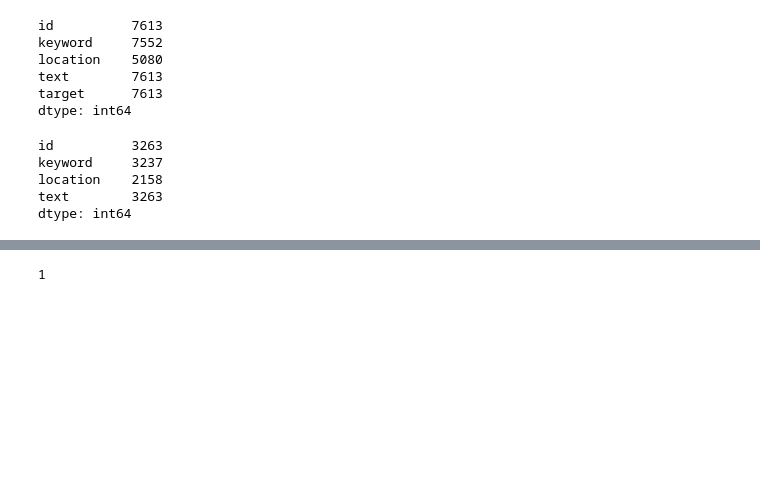
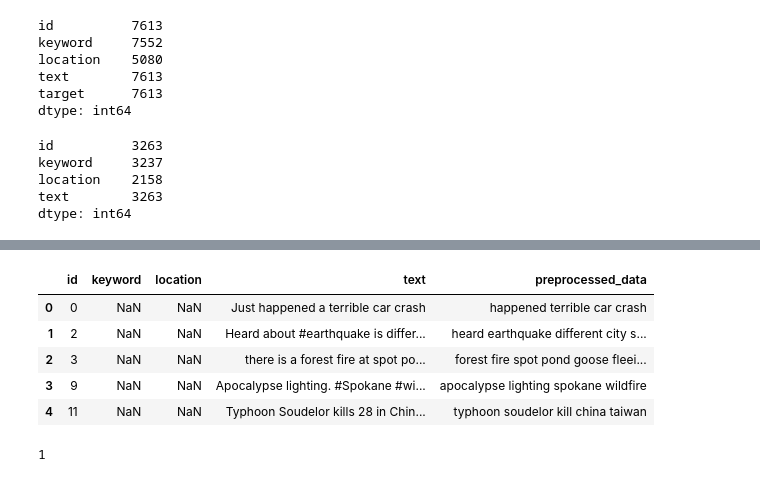
Before and after one commit to skyheat47295/Jupyter_Notebooks, a Jupyter notebook: Kaggle/Competitions/NLP_Disaster_Tweets_Competition/nlp-disaster-tweets-competition.ipynb, the cells around one changed output, grey strips where cells are left out. Cells and saved outputs as stored; diff of their text form; code cells hidden in the pictures; blank space fills up the shorter version.

```diff
--- a/Kaggle/Competitions/NLP_Disaster_Tweets_Competition/nlp-disaster-tweets-competition.ipynb
+++ b/Kaggle/Competitions/NLP_Disaster_Tweets_Competition/nlp-disaster-tweets-competition.ipynb
@@ -89,3 +120,29 @@ dtype: int64
+# %%
+# Data Cleaning Test
+#stripped = []
+#for text in test_data['text'].values:
+#        stripped.append(re.sub(r'https?://\S+|www\.\S+','',text))    # removing website link if any present in the text
+#test_data['html_stripped'] = stripped
+
+corpus = list()
+for text in test_data['text'].values:
+    text = re.sub(r'https?://\S+|www\.\S+','',text)    # removing website link if any present in the text
+    text = re.sub(r'[^a-zA-Z]', ' ', text)             # keeping only alphabetic characters
+    text = text.lower()
+    text = text.split()
+    text = [wl.lemmatize(word) for word in text if not word in STOPWORDS]  # lemmatizing the words using wordnet lemmatizer
+    text = " ".join(text)
+    corpus.append(text)
+test_data['preprocessed_data'] = corpus
+# %%
+test_data.head()
+# %% [output]
+|  | id | keyword | location | text | preprocessed_data |
+| 0 | 0 | NaN | NaN | Just happened a terrible car crash | happened terrible car crash |
+| 1 | 2 | NaN | NaN | Heard about #earthquake is differ... | heard earthquake different city s... |
+| 2 | 3 | NaN | NaN | there is a forest fire at spot po... | forest fire spot pond goose fleei... |
+| 3 | 9 | NaN | NaN | Apocalypse lighting. #Spokane #wi... | apocalypse lighting spokane wildfire |
+| 4 | 11 | NaN | NaN | Typhoon Soudelor kills 28 in Chin... | typhoon soudelor kill china taiwan |
 # %%
 # Create an empty model
 nlp = spacy.blank("en")
```
Also changed, not shown: parts of 12 cells of this notebook.
